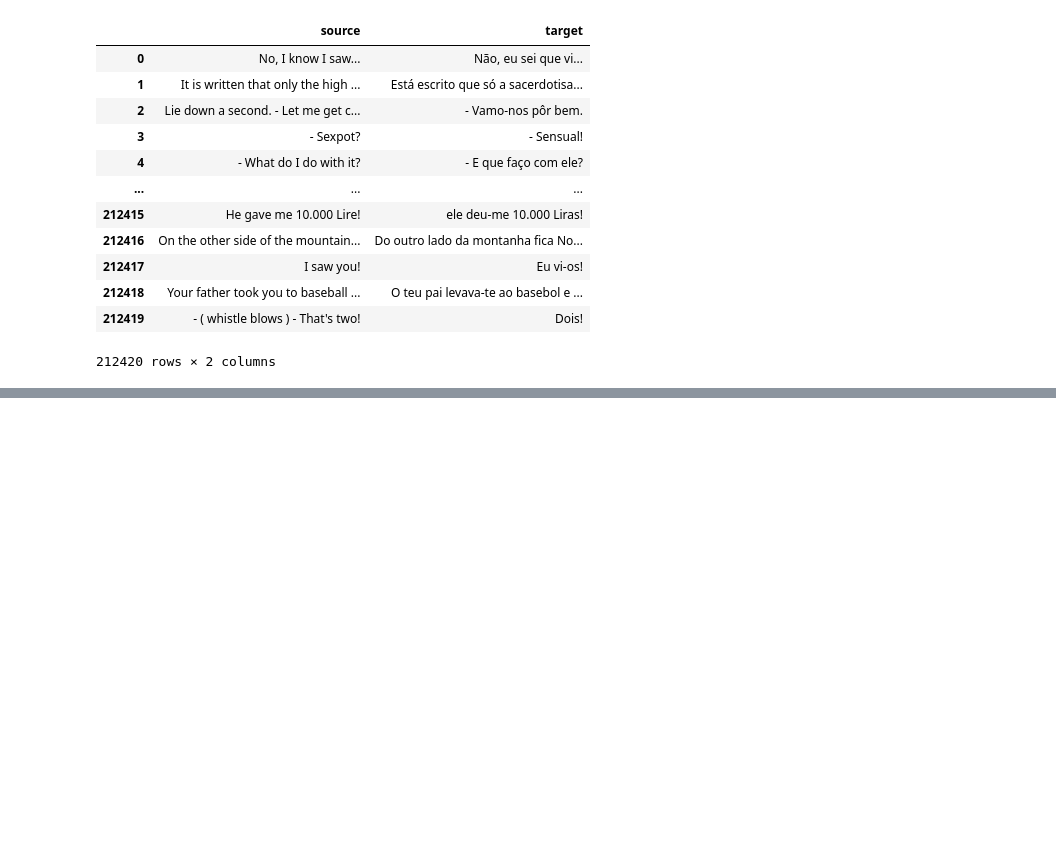
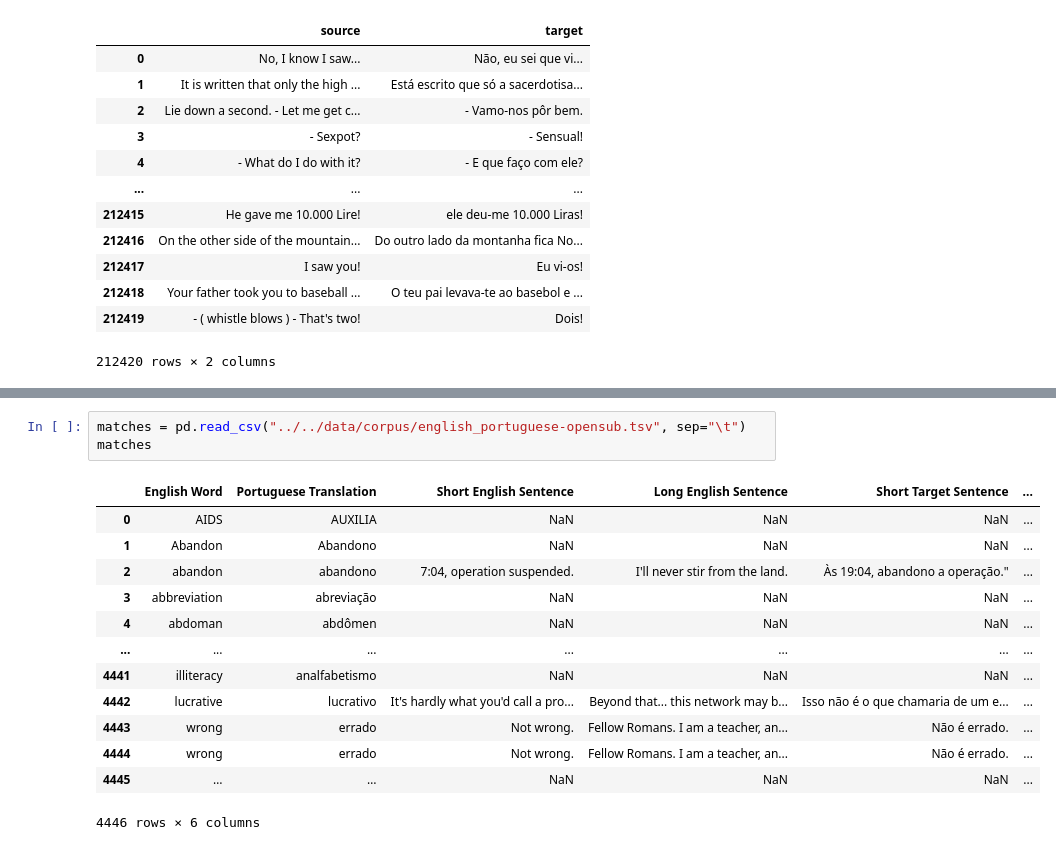
Before and after one commit to hugolpz/WeSpeaxExos, a Jupyter notebook: common/generation/openSubtitlesExerciseGeneration.ipynb, the cells around one changed output, grey strips where cells are left out. Drawn from its saved outputs; the diff is of its cells as text; blank space fills up the shorter version.

```diff
--- a/common/generation/openSubtitlesExerciseGeneration.ipynb
+++ b/common/generation/openSubtitlesExerciseGeneration.ipynb
@@ -78,0 +131,17 @@ ValueError: cannot reindex on an axis with duplicate labels
+# %%
+matches = pd.read_csv("../../data/corpus/english_portuguese-opensub.tsv", sep="\t")
+matches
+# %% [output]
+|  | English Word | Portuguese Translation | Short English Sentence | Long English Sentence | Short Target Sentence | ... |
+| 0 | AIDS | AUXILIA | NaN | NaN | NaN | ... |
+| 1 | Abandon | Abandono | NaN | NaN | NaN | ... |
+| 2 | abandon | abandono | 7:04, operation suspended. | I'll never stir from the land. | Às 19:04, abandono a operação." | ... |
+| 3 | abbreviation | abreviação | NaN | NaN | NaN | ... |
+| 4 | abdoman | abdômen | NaN | NaN | NaN | ... |
+| ... | ... | ... | ... | ... | ... | ... |
+| 4441 | illiteracy | analfabetismo | NaN | NaN | NaN | ... |
+| 4442 | lucrative | lucrativo | It's hardly what you'd call a pro... | Beyond that... this network may b... | Isso não é o que chamaria de um e... | ... |
+| 4443 | wrong | errado | Not wrong. | Fellow Romans. I am a teacher, an... | Não é errado. | ... |
+| 4444 | wrong | errado | Not wrong. | Fellow Romans. I am a teacher, an... | Não é errado. | ... |
+| 4445 | … | … | NaN | NaN | NaN | ... |
+4446 rows × 6 columns
```
Also changed, not shown: parts of 10 cells of this notebook, 2 other files.
